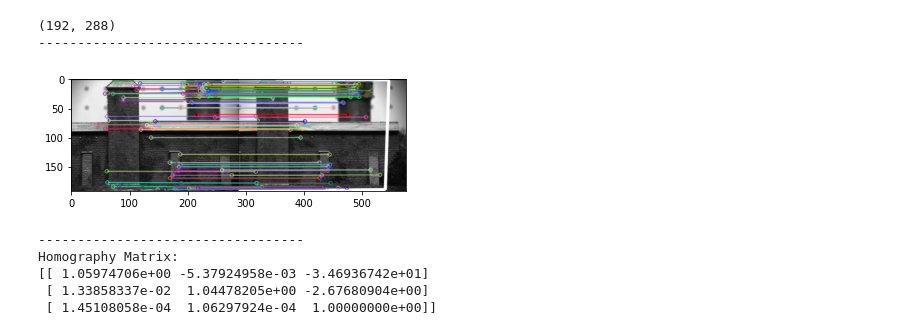
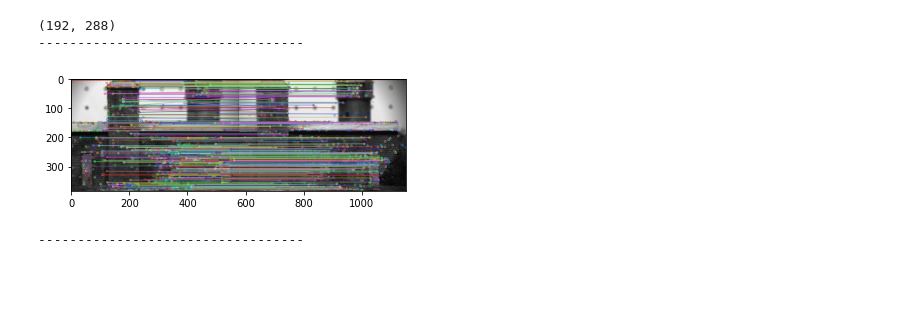
Before and after one commit to scheung97/EECE5639_ComputerVision, a Jupyter notebook: p3.ipynb, the cells around one changed output. Saved outputs shown, nothing was run; the diff lists cells and outputs as text; code cells hidden in the pictures; blank space fills up the shorter version.

```diff
--- a/p3.ipynb
+++ b/p3.ipynb
@@ -139,71 +136,51 @@ Reduced Images:
 # 1. Find interesting features and correspondences between the left and right
 # images. You can use the CORNERS and NCC algorithms that you wrote/used for
 # the second project or SIFT features and descriptors. Display your results in
 # the same way you did for project 2 i.e. by connecting corresponding features
 # with a line. Using lines of different colors for different points makes it
 # easier to visualize the results.
 
 # https://stackoverflow.com/questions/38491959/how-to-apply-ransac-in-python-opencv
 # https://opencv24-python-tutorials.readthedocs.io/en/latest/py_tutorials/py_feature2d/py_feature_homography/py_feature_homography.html
 
 def RANSAC(img1, img2):
     # Initiate SIFT detector
     sift = cv2.xfeatures2d.SIFT_create()
 
     # find the keypoints and descriptors with SIFT
-    img1 = cv2.normalize(img1, None, 0, 255, cv2.NORM_MINMAX).astype('uint8')
-    img2 = cv2.normalize(img2, None, 0, 255, cv2.NORM_MINMAX).astype('uint8')
-    img1 = img1[:, :, np.newaxis]
-    img2 = img2[:, :, np.newaxis]
-    #print(img1.shape)
-    #print(img2.shape)
+    kp1, des1 = sift.detectAndCompute(img1,None)
+    kp2, des2 = sift.detectAndCompute(img2,None)
 
-    kp1, des1 = sift.detectAndCompute(img1, None)
-    kp2, des2 = sift.detectAndCompute(img2, None)
-
+    # FLANN parameters
     FLANN_INDEX_KDTREE = 0
     index_params = dict(algorithm = FLANN_INDEX_KDTREE, trees = 5)
-    search_params = dict(checks = 50)
+    search_params = dict(checks=50)   # or pass empty dictionary
 
-    flann = cv2.FlannBasedMatcher(index_params, search_params)
+    flann = cv2.FlannBasedMatcher(index_params,search_params)
 
-    matches2 = flann.knnMatch(des1, des2, k=2)
+    matches = flann.knnMatch(des1,des2,k=2)
 
-    # store all the good matches as per Lowe's ratio test.
-    good = []
-    for m,n in matches2:
+    # Need to draw only good matches, so create a mask
+    matchesMask = [[0,0] for i in range(len(matches))]
+
+    # ratio test as per Lowe's paper
+    for i,(m,n) in enumerate(matches):
         if m.distance < 0.7*n.distance:
-            good.append(m)
+            matchesMask[i]=[1,0]
 
-    src_pts = np.float32([ kp1[m.queryIdx].pt for m in good ]).reshape(-1,1,2)
-    dst_pts = np.float32([ kp2[m.trainIdx].pt for m in good ]).reshape(-1,1,2)
-    #print(src_pts)
-    #print(dst_pts)
+    draw_params = dict(matchesMask = matchesMask,
+                      flags = 0)
 
-    M, mask = cv2.findHomography(src_pts, dst_pts, cv2.RANSAC, 5.0)
-    matchesMask = mask.ravel().tolist()
+    img3 = cv2.drawMatchesKnn(img1,kp1,img2,kp2,matches,None,**draw_params)
 
-    h,w,d = img1.shape
-    pts = np.float32([ [0,0],[0,h-1],[w-1,h-1],[w-1,0] ]).reshape(-1,1,2)
-    dst = cv2.perspectiveTransform(pts, M)
-    img2 = cv2.polylines(img2,[np.int32(dst)],True,255,3, cv2.LINE_AA)
+    plt.imshow(img3,),plt.show()
 
-    img3 = cv2.drawMatches(img1,kp1,img2,kp2,good,None,matchesMask = matchesMask, flags = 2)
+    return img3
 
-    plt.imshow(img3, 'gray'),plt.show()
-
-    return M, img3
-
-
-M, ret = RANSAC(r_img1, r_img2)
+ret = RANSAC(img1, img2)
+#ret = RANSAC(r_img1, r_img2)
 
 print('----------------------------------')
-print('Homography Matrix:')
-print(M)
 # %% [output]
-[figure, old version]
+[figure, new version]
 ----------------------------------
-Homography Matrix:
-[[ 1.05974706e+00 -5.37924958e-03 -3.46936742e+01]
- [ 1.33858337e-02  1.04478205e+00 -2.67680904e+00]
- [ 1.45108058e-04  1.06297924e-04  1.00000000e+00]]
```
Also changed, not shown: parts of 1 cell of this notebook.
